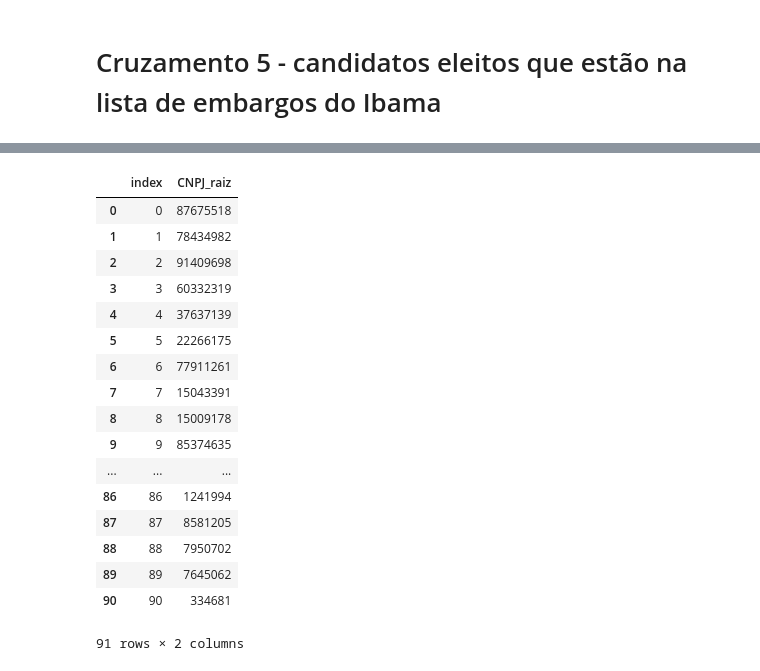
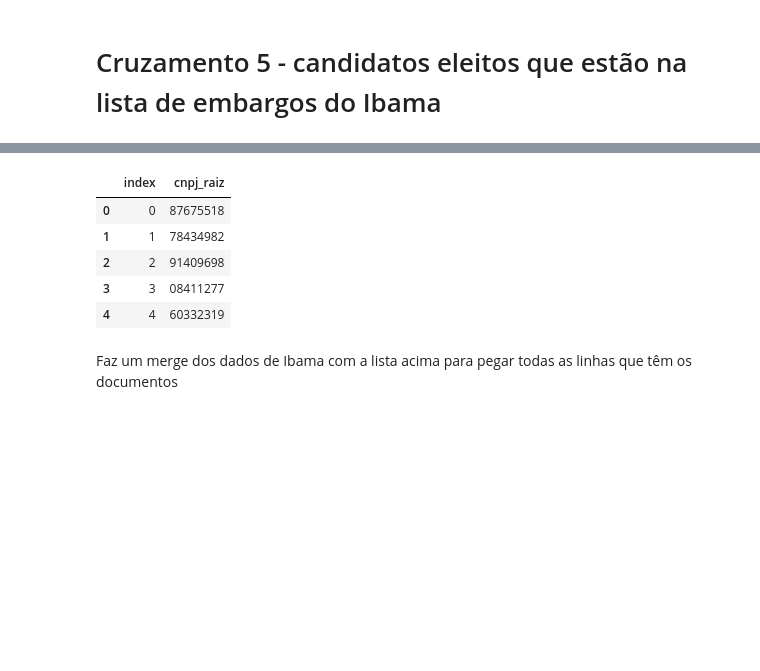
Before and after one commit to Reporter-Brasil/Ruralometro, a Jupyter notebook: ibama/robobama.ipynb, the cells around one changed output, grey strips where cells are left out. Cells and saved outputs as stored; diff of their text form; code cells hidden in the pictures; blank space fills up the shorter version.

```diff
--- a/ibama/robobama.ipynb
+++ b/ibama/robobama.ipynb
@@ -430,7 +249,7 @@ doacoes_cnpjs_final.reset_index()
 # %% [markdown]
 # Cruzamento 1 - de CNPJs - candidatos eleitos e doacoes diretas + nomes em embargos do Ibama
 # %%
-ibama_doadores_diretos = pd.merge(doacoes_cnpjs_final, ibama_cnpjs_final.drop_duplicates('CNPJ_raiz'), left_on='CNPJ_raiz', right_on='CNPJ_raiz')
+ibama_doadores_diretos = pd.merge(doacoes_d_2014PJ, ibamaPJ.drop_duplicates('cnpj_raiz'), left_on='cnpj_doador_raiz', right_on='cnpj_raiz')
 # %%
 ibama_doadores_diretos.info()
 # %% [output]
@@ -641,7 +277,7 @@ doacoes_cnpjs_final_orig = pd.read_csv("doacoes_cnpjs_reunidos_orig.csv",sep=','
 # %% [markdown]
 # Cruzamento 2 - de CNPJs - candidatos eleitos e doacoes indiretas + nomes em embargos do Ibama
 # %%
-ibama_doadores_indiretos = pd.merge(doacoes_cnpjs_final_orig, ibama_cnpjs_final.drop_duplicates('CNPJ_raiz'), left_on='CNPJ_raiz', right_on='CNPJ_raiz')
+ibama_doadores_indiretos = pd.merge(doacoes_d_2014PJ, ibamaPJ.drop_duplicates('cnpj_raiz'), left_on='cnpj_doador_originario_raiz', right_on='cnpj_raiz')
 # %%
 ibama_doadores_indiretos.info()
 # %% [output]
@@ -800,2 +388,2 @@ eleitos_d_ibama.to_csv('ibama_politicos_eleitos.csv')
 # %%
-soma_total_inicial1 = pd.merge(total_ibama_diretos_cnpj, total_ibama_indiretos_cnpj, left_on='CPF_candidato', right_on='CPF_candidato', how='outer')
+lista1 = pd.merge(ibama_doadores_diretos.drop_duplicates('cnpj_raiz'), ibama_doadores_indiretos.drop_duplicates('cnpj_raiz'), left_on='cnpj_raiz', right_on='cnpj_raiz', how='outer')
@@ -851,23 +390,9 @@ soma_total_final.to_csv('dia29_11_soma_ibama.csv')
-# %%
-lista1 = pd.merge(ibama_doadores_diretos.drop_duplicates('CNPJ_raiz'), ibama_doadores_indiretos.drop_duplicates('CNPJ_raiz'), left_on='CNPJ_raiz', right_on='CNPJ_raiz', how='outer')
 # %%
-lista1.CNPJ_raiz.reset_index()
+lista1.cnpj_raiz.reset_index().head()
 # %% [output]
-|  | index | CNPJ_raiz |
+|  | index | cnpj_raiz |
 | 0 | 0 | 87675518 |
 | 1 | 1 | 78434982 |
 | 2 | 2 | 91409698 |
-| 3 | 3 | 60332319 |
-| 4 | 4 | 37637139 |
-| 5 | 5 | 22266175 |
-| 6 | 6 | 77911261 |
-| 7 | 7 | 15043391 |
-| 8 | 8 | 15009178 |
-| 9 | 9 | 85374635 |
-| ... | ... | ... |
-| 86 | 86 | 1241994 |
-| 87 | 87 | 8581205 |
-| 88 | 88 | 7950702 |
-| 89 | 89 | 7645062 |
-| 90 | 90 | 334681 |
+| 3 | 3 | 08411277 |
+| 4 | 4 | 60332319 |
-91 rows × 2 columns
@@ -876 +399,3 @@ lista1.CNPJ_raiz.reset_index()
+# %% [markdown]
+Faz um merge dos dados de Ibama com a lista acima para pegar todas as linhas que têm os documentos
 # %%
```
Also changed, not shown: parts of 184 cells of this notebook.
